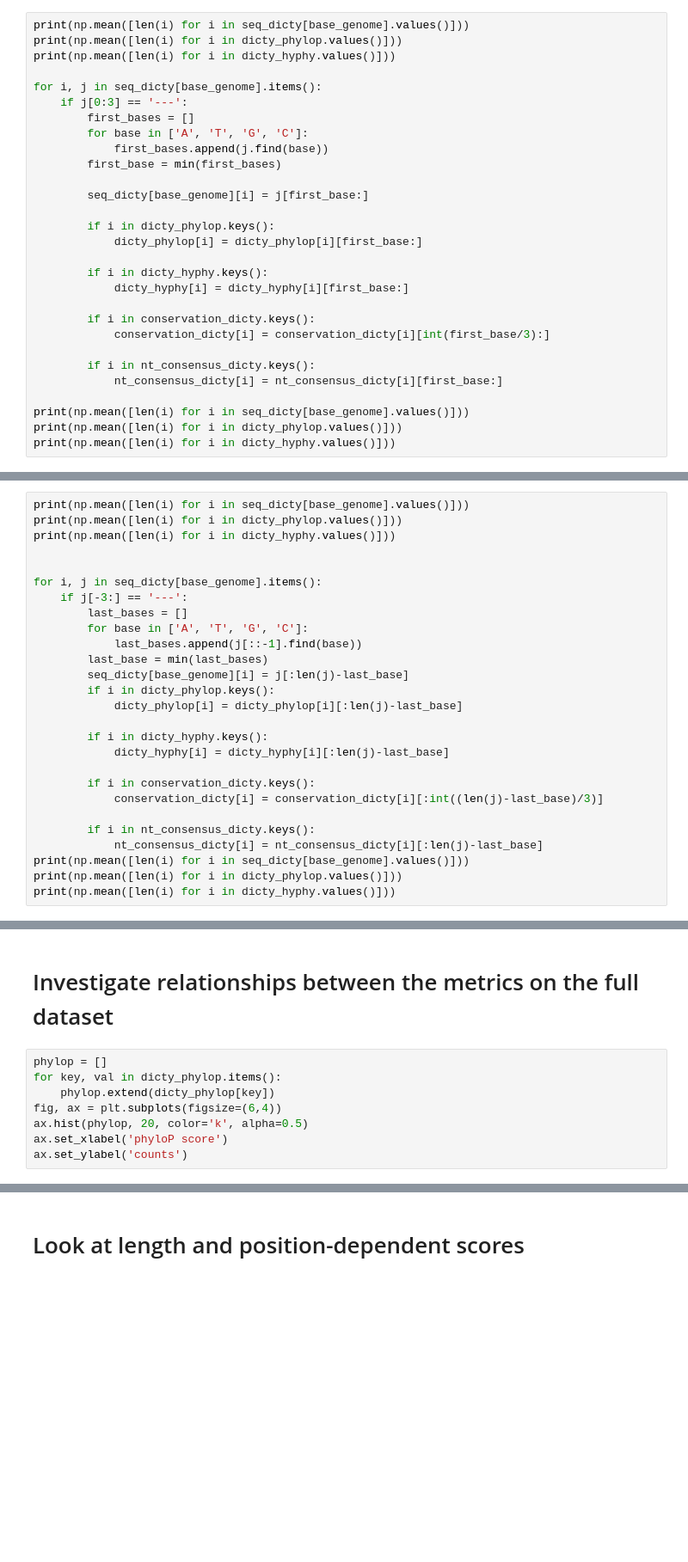
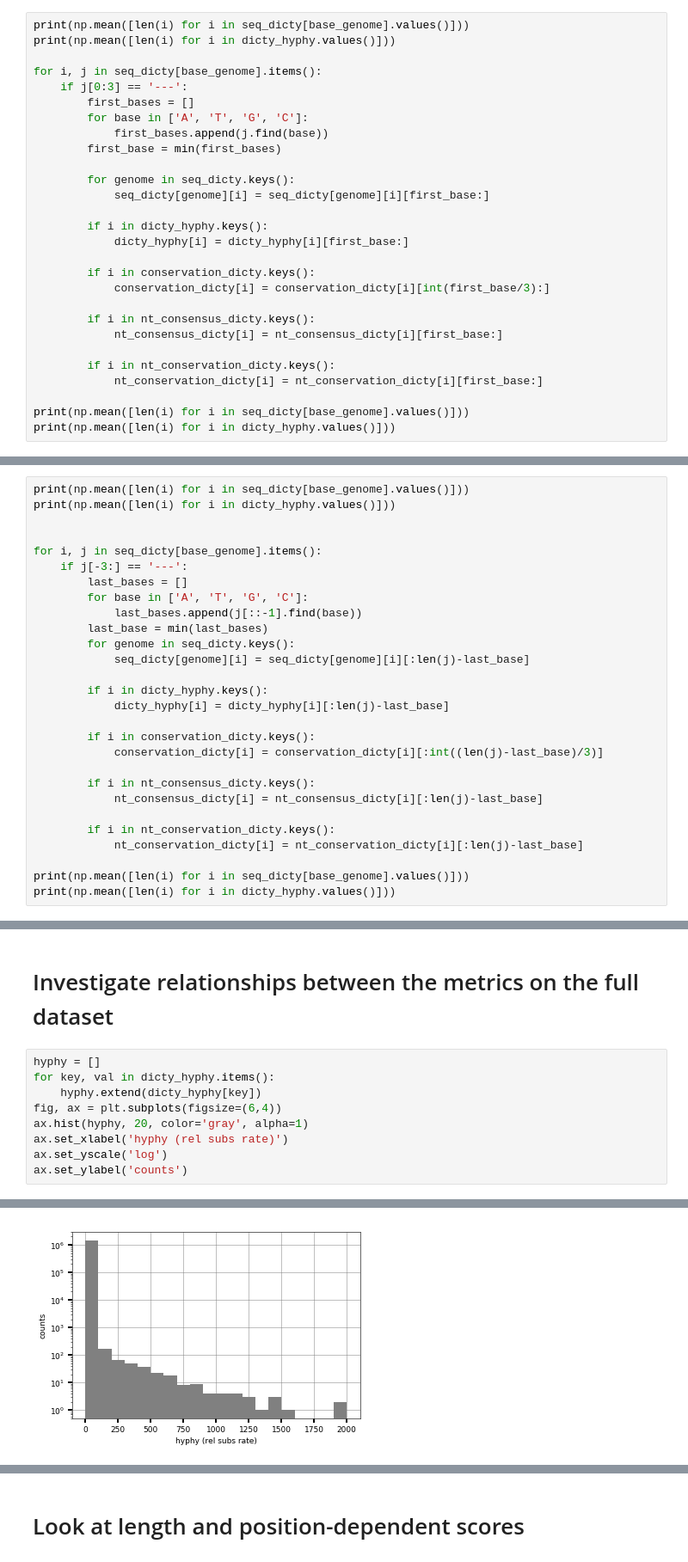
Before and after one commit to adamhockenberry/Internal_SD_conservation, a Jupyter notebook: Code/Analysis_scratch.ipynb, the cells around one changed output, grey strips where cells are left out. Shown at 86% size. Saved outputs shown, nothing was run; the diff lists cells and outputs as text; blank space fills up the shorter version.

```diff
--- a/Code/Analysis_scratch.ipynb
+++ b/Code/Analysis_scratch.ipynb
@@ -177,6 +209,5 @@ Should this be done before running the models???
 # %%
 print(np.mean([len(i) for i in seq_dicty[base_genome].values()]))
-print(np.mean([len(i) for i in dicty_phylop.values()]))
 print(np.mean([len(i) for i in dicty_hyphy.values()]))
 
 for i, j in seq_dicty[base_genome].items():
@@ -186,10 +217,8 @@ for i, j in seq_dicty[base_genome].items():
             first_bases.append(j.find(base))
         first_base = min(first_bases)
 
-        seq_dicty[base_genome][i] = j[first_base:]
-
-        if i in dicty_phylop.keys():
-            dicty_phylop[i] = dicty_phylop[i][first_base:]
+        for genome in seq_dicty.keys():
+            seq_dicty[genome][i] = seq_dicty[genome][i][first_base:]
 
         if i in dicty_hyphy.keys():
             dicty_hyphy[i] = dicty_hyphy[i][first_base:]
@@ -200,6 +229,8 @@ for i, j in seq_dicty[base_genome].items():
         if i in nt_consensus_dicty.keys():
             nt_consensus_dicty[i] = nt_consensus_dicty[i][first_base:]
 
+        if i in nt_conservation_dicty.keys():
+            nt_conservation_dicty[i] = nt_conservation_dicty[i][first_base:]
+
 print(np.mean([len(i) for i in seq_dicty[base_genome].values()]))
-print(np.mean([len(i) for i in dicty_phylop.values()]))
 print(np.mean([len(i) for i in dicty_hyphy.values()]))
@@ -207,7 +243,6 @@ print(np.mean([len(i) for i in dicty_hyphy.values()]))
 ## And 3' terminal gaps according to the E. coli reference sequence
 # %%
 print(np.mean([len(i) for i in seq_dicty[base_genome].values()]))
-print(np.mean([len(i) for i in dicty_phylop.values()]))
 print(np.mean([len(i) for i in dicty_hyphy.values()]))
 
 
@@ -217,9 +252,8 @@ for i, j in seq_dicty[base_genome].items():
         for base in ['A', 'T', 'G', 'C']:
             last_bases.append(j[::-1].find(base))
         last_base = min(last_bases)
-        seq_dicty[base_genome][i] = j[:len(j)-last_base]
-        if i in dicty_phylop.keys():
-            dicty_phylop[i] = dicty_phylop[i][:len(j)-last_base]
+        for genome in seq_dicty.keys():
+            seq_dicty[genome][i] = seq_dicty[genome][i][:len(j)-last_base]
 
         if i in dicty_hyphy.keys():
             dicty_hyphy[i] = dicty_hyphy[i][:len(j)-last_base]
@@ -229,6 +263,9 @@ for i, j in seq_dicty[base_genome].items():
 
         if i in nt_consensus_dicty.keys():
             nt_consensus_dicty[i] = nt_consensus_dicty[i][:len(j)-last_base]
+
+        if i in nt_conservation_dicty.keys():
+            nt_conservation_dicty[i] = nt_conservation_dicty[i][:len(j)-last_base]
+
 print(np.mean([len(i) for i in seq_dicty[base_genome].values()]))
-print(np.mean([len(i) for i in dicty_phylop.values()]))
 print(np.mean([len(i) for i in dicty_hyphy.values()]))
@@ -255,10 +277,12 @@ print(np.mean([len(i) for i in dicty_hyphy.values()]))
 # %% [markdown]
 # Investigate relationships between the metrics on the full dataset
 # %%
-phylop = []
-for key, val in dicty_phylop.items():
-    phylop.extend(dicty_phylop[key])
+hyphy = []
+for key, val in dicty_hyphy.items():
+    hyphy.extend(dicty_hyphy[key])
 fig, ax = plt.subplots(figsize=(6,4))
-ax.hist(phylop, 20, color='k', alpha=0.5)
-ax.set_xlabel('phyloP score')
+ax.hist(hyphy, 20, color='gray', alpha=1)
+ax.set_xlabel('hyphy (rel subs rate)')
+ax.set_yscale('log')
 ax.set_ylabel('counts')
+# %% [output]
@@ -264,0 +290 @@ ax.set_ylabel('counts')
+[figure, added]
```
Also changed, not shown: parts of 97 cells of this notebook, 5 other files.
